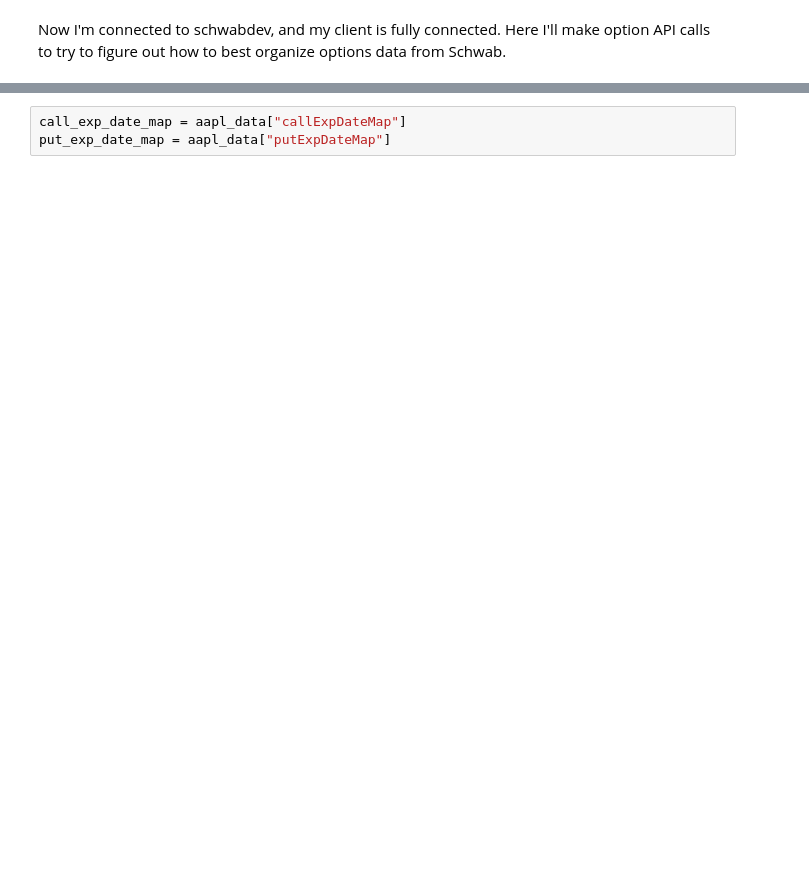
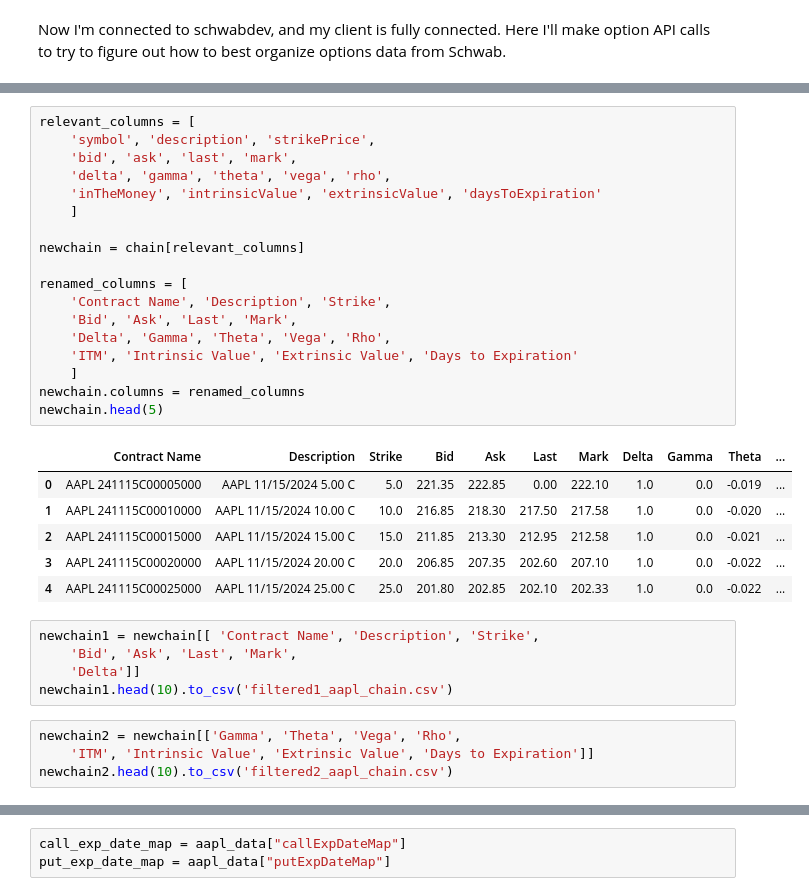
Before and after one commit to mikemartinez13/option-profit-calculator, a Jupyter notebook: schwab_test.ipynb, the cells around one changed output, grey strips where cells are left out. Cells and saved outputs as stored; diff of their text form; blank space fills up the shorter version.

```diff
--- a/schwab_test.ipynb
+++ b/schwab_test.ipynb
@@ -42,0 +120,34 @@ aapl_data
+# %%
+relevant_columns = [
+    'symbol', 'description', 'strikePrice',
+    'bid', 'ask', 'last', 'mark',
+    'delta', 'gamma', 'theta', 'vega', 'rho',
+    'inTheMoney', 'intrinsicValue', 'extrinsicValue', 'daysToExpiration'
+    ]
+
+newchain = chain[relevant_columns]
+
+renamed_columns = [
+    'Contract Name', 'Description', 'Strike',
+    'Bid', 'Ask', 'Last', 'Mark',
+    'Delta', 'Gamma', 'Theta', 'Vega', 'Rho',
+    'ITM', 'Intrinsic Value', 'Extrinsic Value', 'Days to Expiration'
+    ]
+newchain.columns = renamed_columns
+newchain.head(5)
+# %% [output]
+|  | Contract Name | Description | Strike | Bid | Ask | Last | Mark | Delta | Gamma | Theta | ... |
+| 0 | AAPL 241115C00005000 | AAPL 11/15/2024 5.00 C | 5.0 | 221.35 | 222.85 | 0.00 | 222.10 | 1.0 | 0.0 | -0.019 | ... |
+| 1 | AAPL 241115C00010000 | AAPL 11/15/2024 10.00 C | 10.0 | 216.85 | 218.30 | 217.50 | 217.58 | 1.0 | 0.0 | -0.020 | ... |
+| 2 | AAPL 241115C00015000 | AAPL 11/15/2024 15.00 C | 15.0 | 211.85 | 213.30 | 212.95 | 212.58 | 1.0 | 0.0 | -0.021 | ... |
+| 3 | AAPL 241115C00020000 | AAPL 11/15/2024 20.00 C | 20.0 | 206.85 | 207.35 | 202.60 | 207.10 | 1.0 | 0.0 | -0.022 | ... |
+| 4 | AAPL 241115C00025000 | AAPL 11/15/2024 25.00 C | 25.0 | 201.80 | 202.85 | 202.10 | 202.33 | 1.0 | 0.0 | -0.022 | ... |
+# %%
+newchain1 = newchain[[ 'Contract Name', 'Description', 'Strike',
+    'Bid', 'Ask', 'Last', 'Mark',
+    'Delta']]
+newchain1.head(10).to_csv('filtered1_aapl_chain.csv')
+# %%
+newchain2 = newchain[['Gamma', 'Theta', 'Vega', 'Rho',
+    'ITM', 'Intrinsic Value', 'Extrinsic Value', 'Days to Expiration']]
+newchain2.head(10).to_csv('filtered2_aapl_chain.csv')
```
Also changed, not shown: parts of 20 cells of this notebook, 10 other files.
